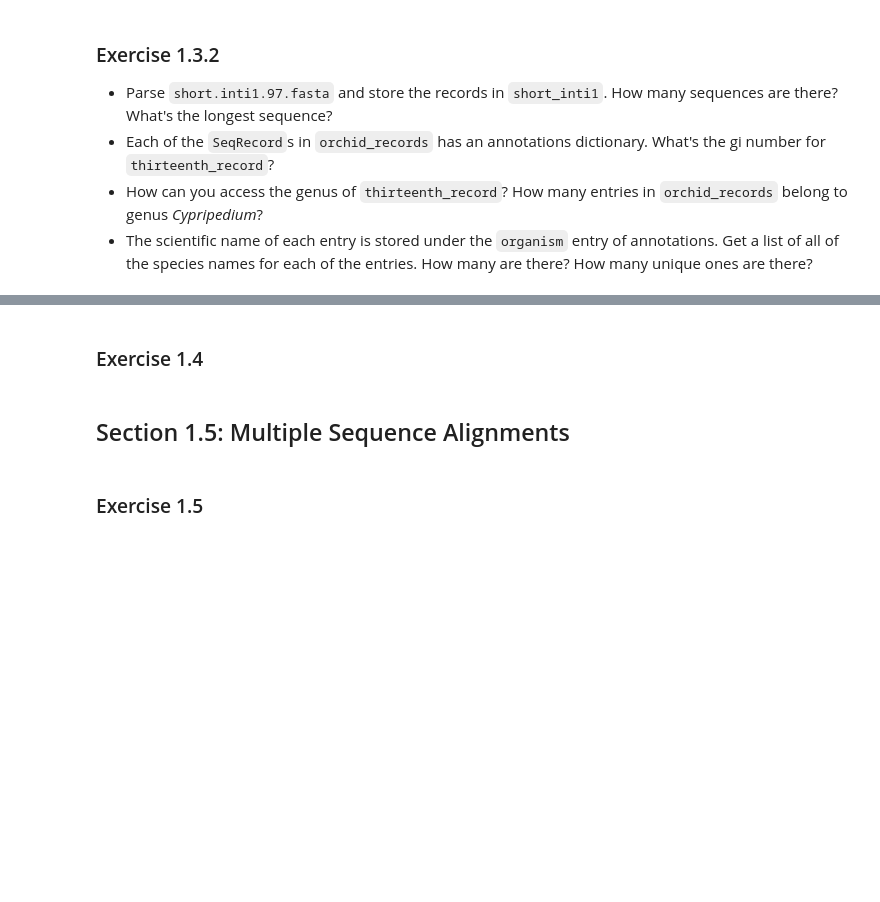
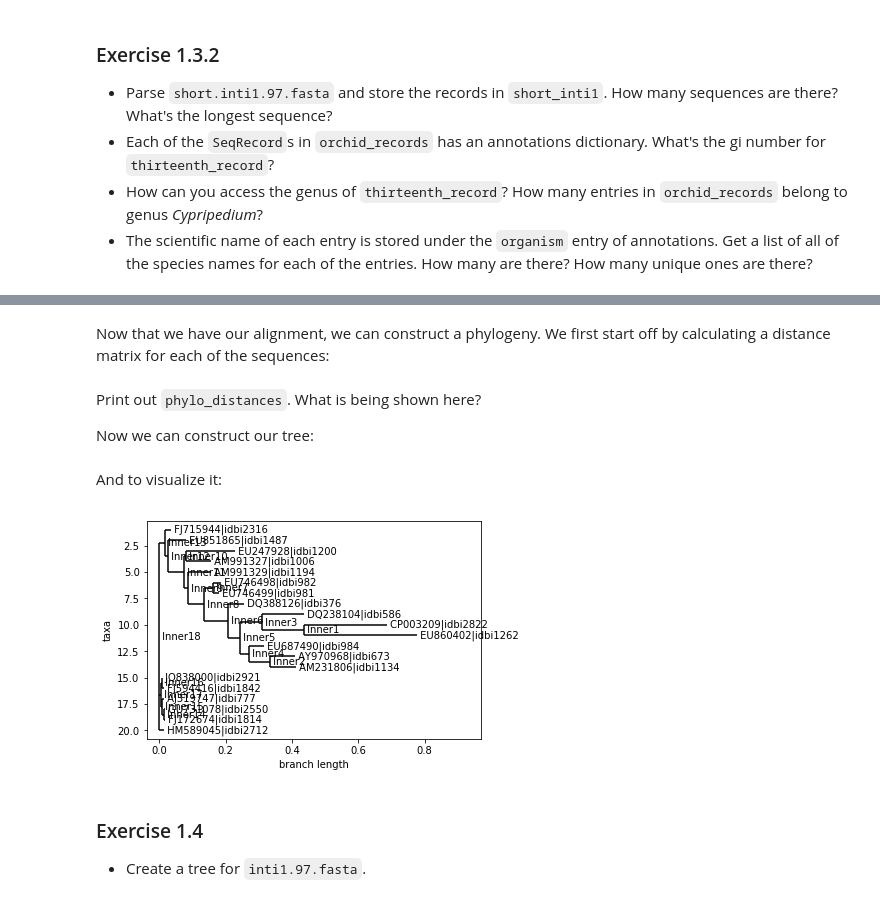
Before and after one commit to pommevilla/p3.bootcamp.bio.2018, a Jupyter notebook: lessons/P3Bootcamp2018-01.ipynb, the cells around one changed output, grey strips where cells are left out. Saved outputs shown, nothing was run; the diff lists cells and outputs as text; code cells hidden in the pictures; blank space fills up the shorter version.

Commit message:
Finish Section 1

```diff
--- a/lessons/P3Bootcamp2018-01.ipynb
+++ b/lessons/P3Bootcamp2018-01.ipynb
@@ -590,0 +610,4 @@ SeqRecord(seq=Seq('CGTAACAAGGTTTCCGTAGGTGAACCTGCGGAAGGATCATTGTTGAGACAGCAG...TTT'
+# %%
+from Bio import AlignIO
+with open("./data/fastas/short-align.clw") as fin:
+    msa = AlignIO.read(fin, "clustal")
@@ -591,6 +636,28 @@ SeqRecord(seq=Seq('CGTAACAAGGTTTCCGTAGGTGAACCTGCGGAAGGATCATTGTTGAGACAGCAG...TTT'
+# %% [markdown]
+Now that we have our alignment, we can construct a phylogeny.  We first start off by calculating a distance matrix for each of the sequences:
+# %%
+from Bio.Phylo.TreeConstruction import DistanceCalculator
+
+calculator = DistanceCalculator('identity')
+phylo_distances = calculator.get_distance(msa)
+# %% [markdown]
+Print out `phylo_distances`.  What is being shown here?
+
+Now we can construct our tree:
+# %%
+from Bio.Phylo.TreeConstruction import DistanceTreeConstructor
+constructor = DistanceTreeConstructor(calculator)
+my_tree = constructor.build_tree(msa)
+# %% [markdown]
+And to visualize it:
+# %%
+%matplotlib inline
+from Bio import Phylo
+import pylab
+Phylo.draw(my_tree)
+# %% [output]
+[figure, added]
 # %% [markdown]
 ### Exercise 1.4
+
+* Create a tree for `inti1.97.fasta`.
-# %% [markdown]
-## Section 1.5: Multiple Sequence Alignments
-# %% [markdown]
-### Exercise 1.5
```
Also changed, not shown: parts of 6 cells of this notebook, 3 other files.
